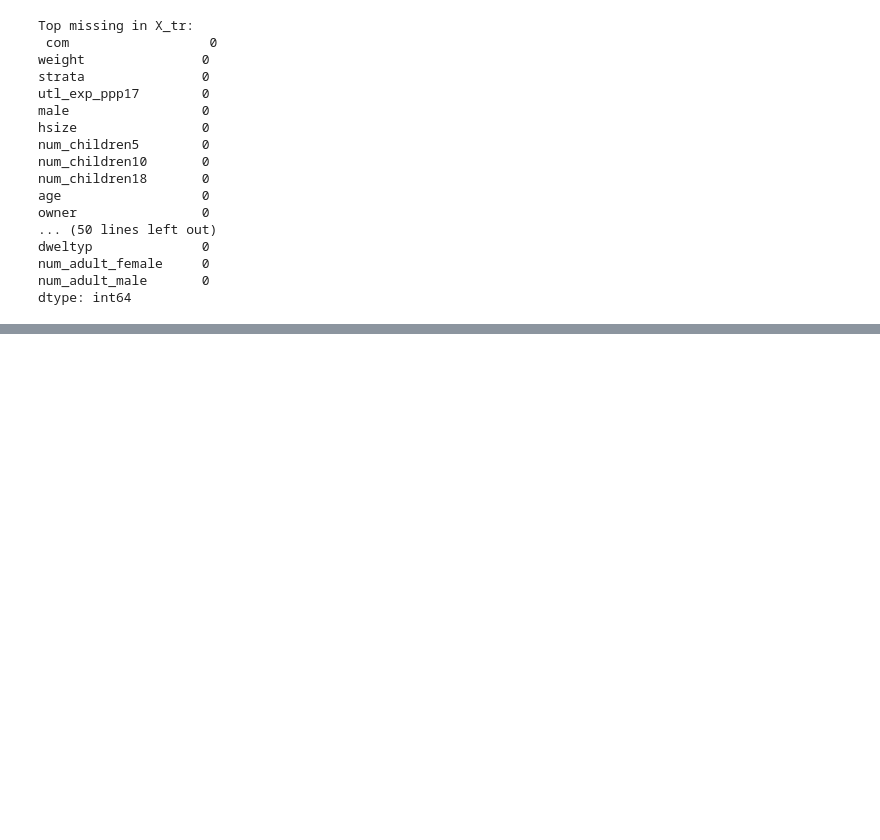
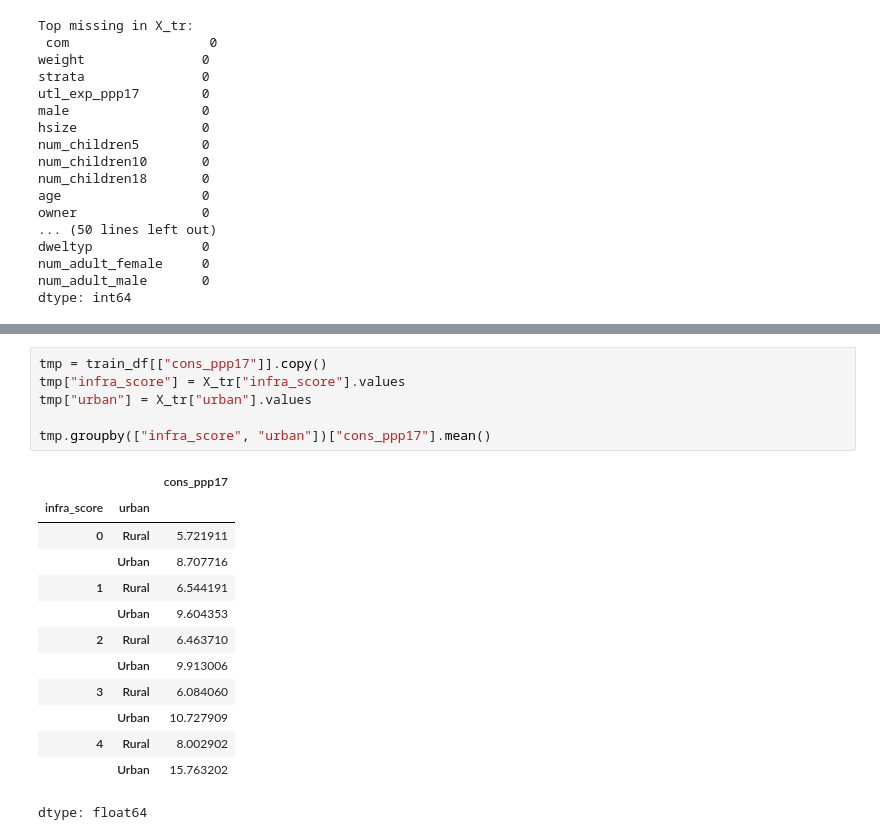
Before and after one commit to guupiii/ESAA, a Jupyter notebook: U_Poverty_Prediction_Challenge_(1).ipynb, the cells around one changed output, grey strips where cells are left out. Drawn from its saved outputs; the diff is of its cells as text; blank space fills up the shorter version.

```diff
--- a/U_Poverty_Prediction_Challenge_(1).ipynb
+++ b/U_Poverty_Prediction_Challenge_(1).ipynb
@@ -929,0 +1006,20 @@ CatBoost, LightGBM
+# %%
+tmp = train_df[["cons_ppp17"]].copy()
+tmp["infra_score"] = X_tr["infra_score"].values
+tmp["urban"] = X_tr["urban"].values
+
+tmp.groupby(["infra_score", "urban"])["cons_ppp17"].mean()
+# %% [output]
+|  |  | cons_ppp17 |
+| infra_score | urban |  |
+| 0 | Rural | 5.721911 |
+|  | Urban | 8.707716 |
+| 1 | Rural | 6.544191 |
+|  | Urban | 9.604353 |
+| 2 | Rural | 6.463710 |
+|  | Urban | 9.913006 |
+| 3 | Rural | 6.084060 |
+|  | Urban | 10.727909 |
+| 4 | Rural | 8.002902 |
+|  | Urban | 15.763202 |
+dtype: float64
```
Also changed, not shown: parts of 16 cells of this notebook.
